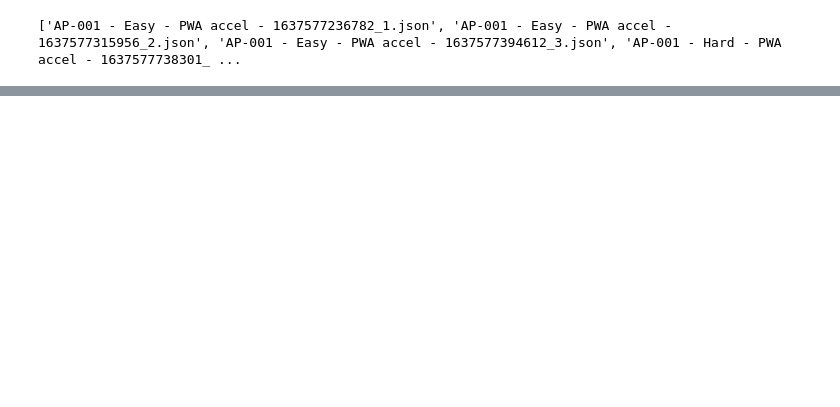
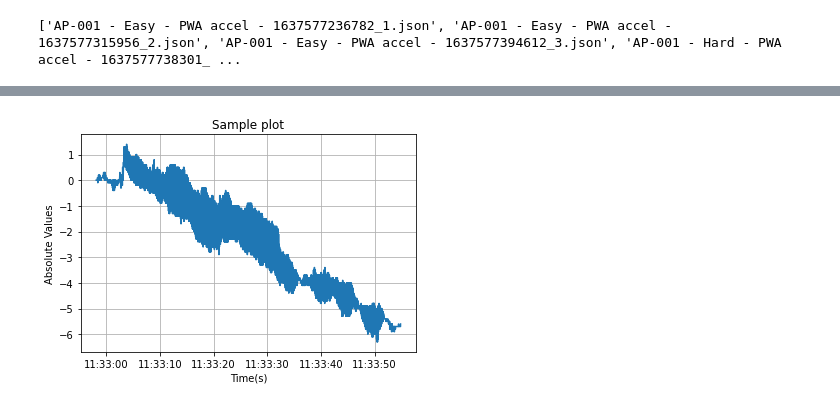
Before and after one commit to jawadahmedtaj/ThesisDataProcessing, a Jupyter notebook: main.ipynb, the cells around one changed output, grey strips where cells are left out. Saved outputs shown, nothing was run; the diff lists cells and outputs as text; code cells hidden in the pictures; blank space fills up the shorter version.

```diff
--- a/main.ipynb
+++ b/main.ipynb
@@ -106,0 +104,41 @@ ax.grid()
+# %%
+xline = [0]
+yline = [0]
+zline = [0]
+
+fig1, ax1 = plt.subplots()
+
+for f in range(len(x)):
+    xline.append(xline[f - 1] + float(x[f]))
+for f in range(len(y)):
+    yline.append(yline[f - 1] + float(y[f]))
+for f in range(len(x)):
+    zline.append(zline[f - 1] + float(z[f]))
+
+timeValuesHolder = easyTimeValues[0]
+# timeValuesHolder.append(datetime.datetime.now())
+
+if (len(xline) > len(timeValuesHolder)):
+    lowerIndex = len(timeValuesHolder)
+    upperIndex = len(xline)
+    while (lowerIndex < upperIndex):
+        timeValuesHolder.append(timeValuesHolder[lowerIndex - 1])
+        lowerIndex += 1
+else:
+    lowerIndex = len(xline)
+    upperIndex = len(timeValuesHolder)
+    while (lowerIndex < upperIndex):
+        xline.append(xline[lowerIndex - 1])
+        lowerIndex += 1
+
+
+
+ax1.plot(timeValuesHolder, xline, label="x values")
+# ax1.plot(timeValuesHolder, yline, label="y values")
+# ax1.plot(timeValuesHolder, zline, label="z values")
+
+ax1.set(xlabel="Time(s)", ylabel="Absolute Values", title="Sample plot")
+
+ax1.grid()
+# %% [output]
+[figure, added]
```
Also changed, not shown: parts of 4 cells of this notebook, 2 other files.
